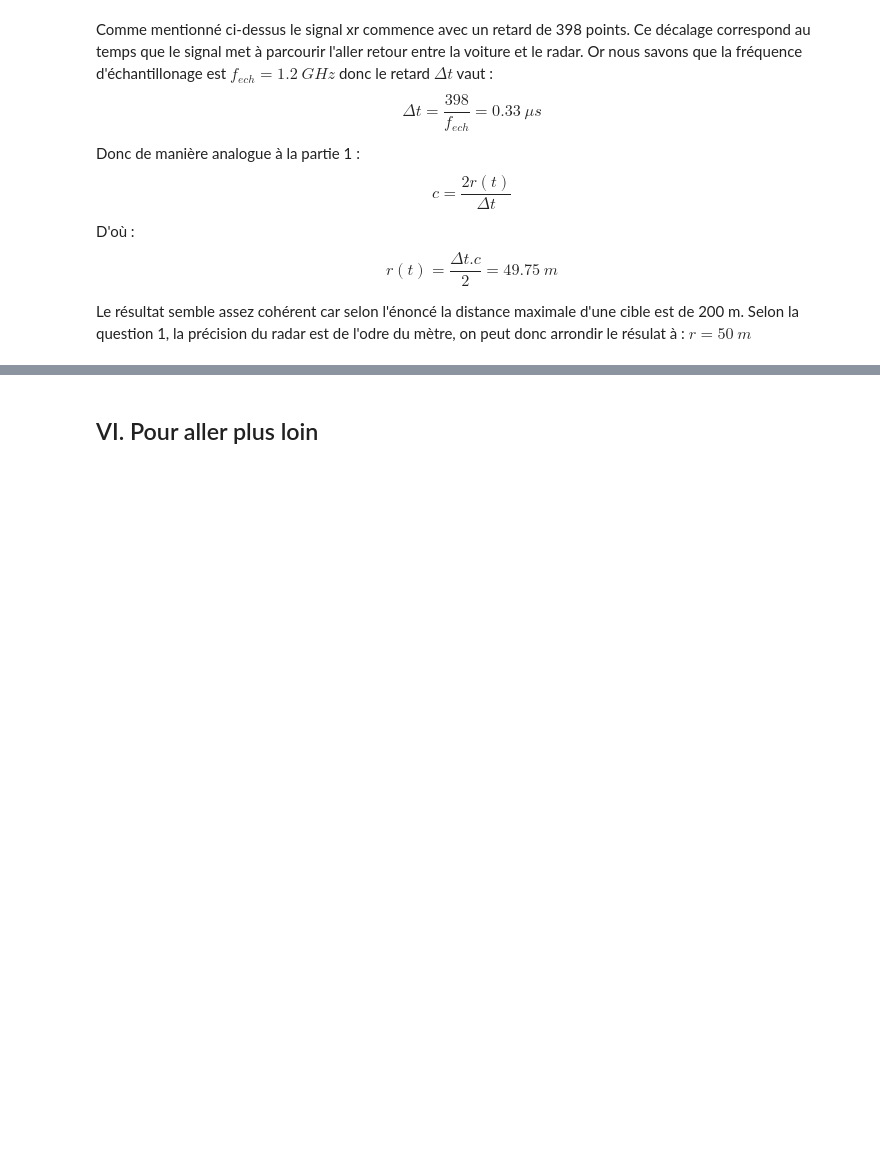
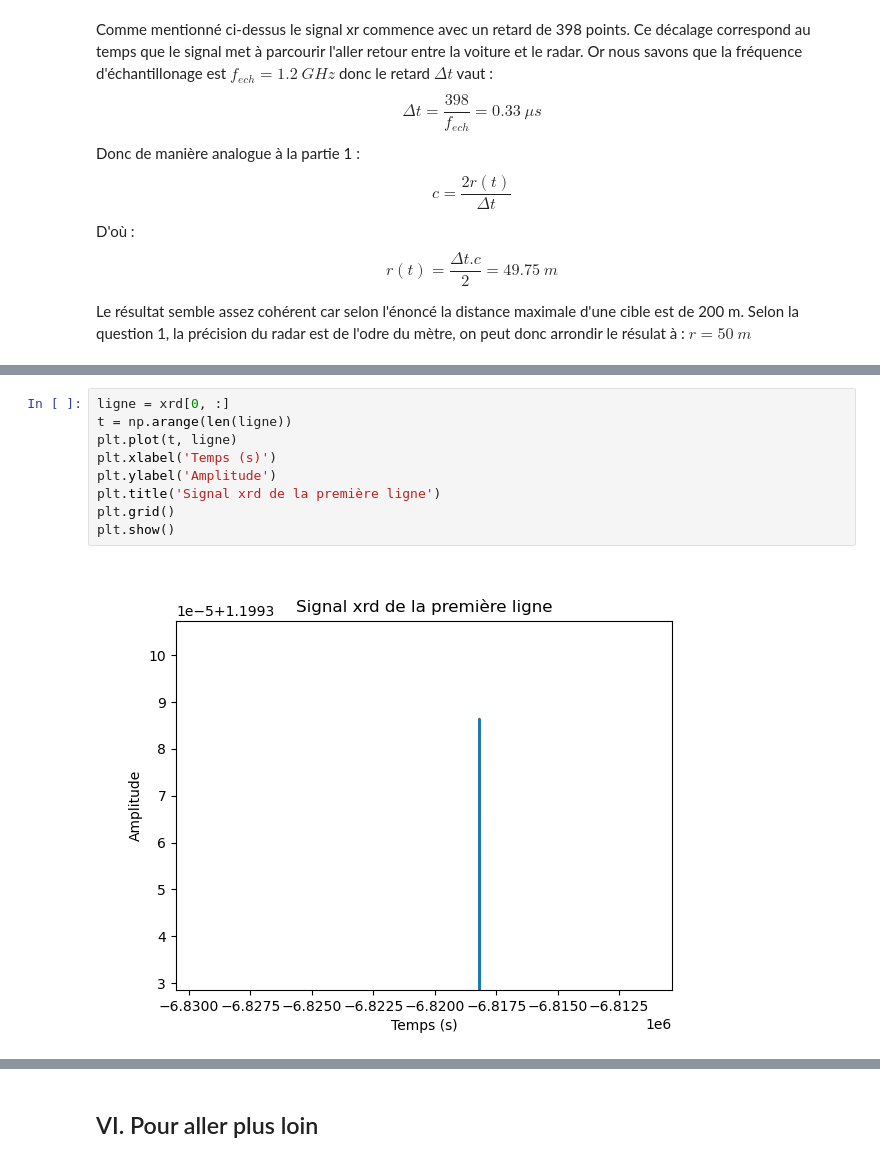
Before and after one commit to noamguillou/Traitement-du-signal-groupe-4, a Jupyter notebook: notebook.ipynb, the cells around one changed output, grey strips where cells are left out. Saved outputs shown, nothing was run; the diff lists cells and outputs as text; blank space fills up the shorter version.

```diff
--- a/notebook.ipynb
+++ b/notebook.ipynb
@@ -204,0 +249,11 @@ A 20 cm près on retrouve le résultat de la partie III, mais comme le radar a u
+# %%
+ligne = xrd[0, :]
+t = np.arange(len(ligne))
+plt.plot(t, ligne)
+plt.xlabel('Temps (s)')
+plt.ylabel('Amplitude')
+plt.title('Signal xrd de la première ligne')
+plt.grid()
+plt.show()
+# %% [output]
+[figure, added]
```
Also changed, not shown: parts of 14 cells of this notebook.
